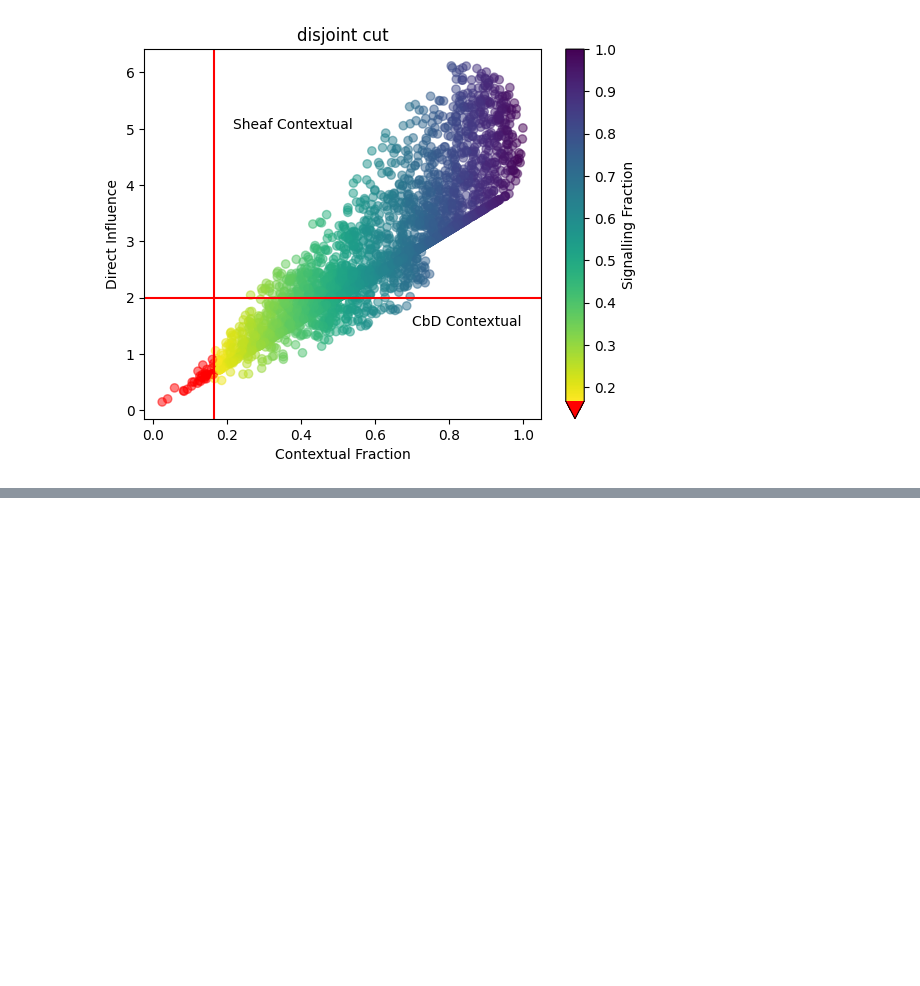
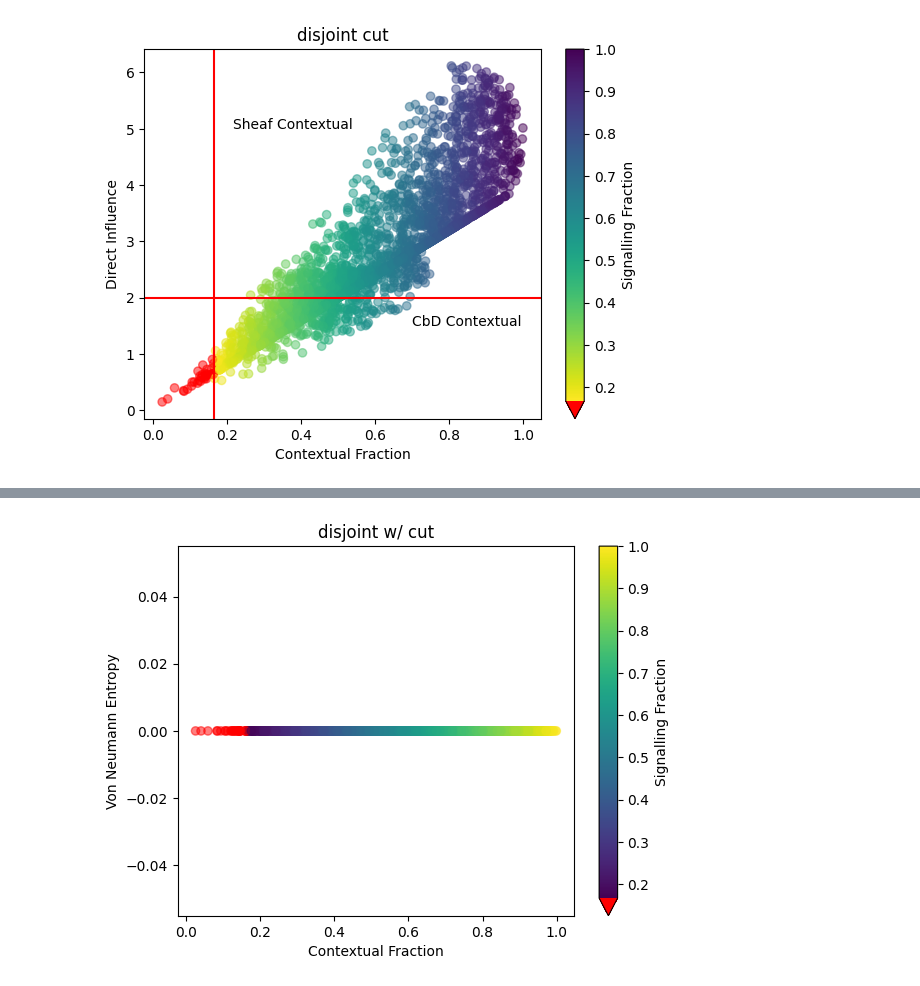
Before and after one commit to TilenLS/qnlp, a Jupyter notebook: main.ipynb, the cells around one changed output, grey strips where cells are left out. Cells and saved outputs as stored; diff of their text form; code cells hidden in the pictures; blank space fills up the shorter version.

```diff
--- a/main.ipynb
+++ b/main.ipynb
@@ -295,0 +256,3 @@ test.test_plot(title="Entropy of Entanglement", save=True, x=x, y=y, z=z, vmin=1
+# %%
+test = data_processor(scenario=CyclicScenario(['a','b','A','B'],2),
+                      model_path=models['disjoint_cut'])
@@ -295,0 +262,18 @@ test.test_plot(title="Entropy of Entanglement", save=True, x=x, y=y, z=z, vmin=1
+# %%
+x = test.data["CF"]
+z = test.data["SF"]
+# %%
+y = []
+for diagram in tqdm(test.diagrams):
+    try:
+        dist = test.model.get_diagram_output([diagram])[0].flatten()
+        state = np.sqrt(dist)
+        reduced_dense_mat = test.bipartide_partial_trace(np.outer(state, state))
+        y.append(test.calc_vne(reduced_dense_mat))
+    except Exception as err:
+        tqdm.write(f"Error: {err}".strip(), file=sys.stderr)
+# %%
+test.test_plot(title="disjoint w/ cut", save=True, x=x, y=y, z=z, vmin=1/6, vmax=1,
+                                    x_label='Contextual Fraction', y_label='Von Neumann Entropy', z_label='Signalling Fraction')
+# %% [output]
+[figure, added]
```
Also changed, not shown: parts of 10 cells of this notebook, 3 other files.
